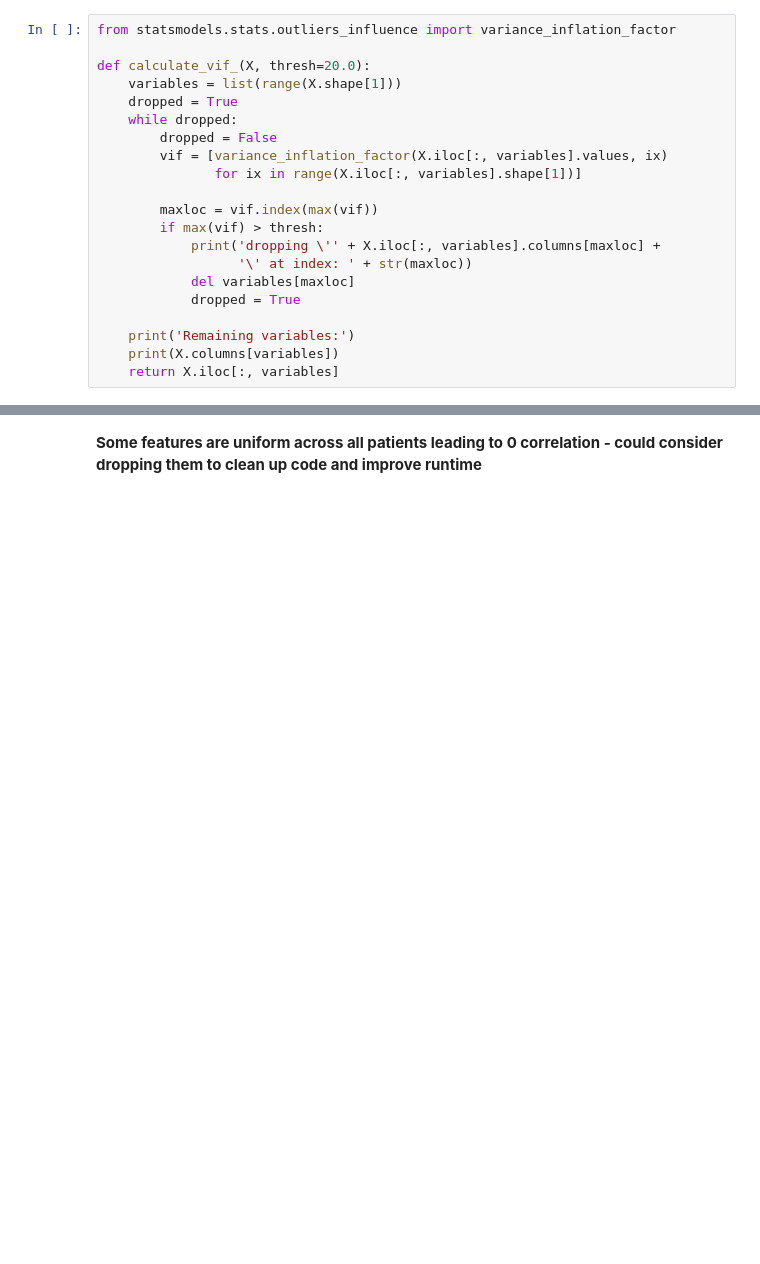
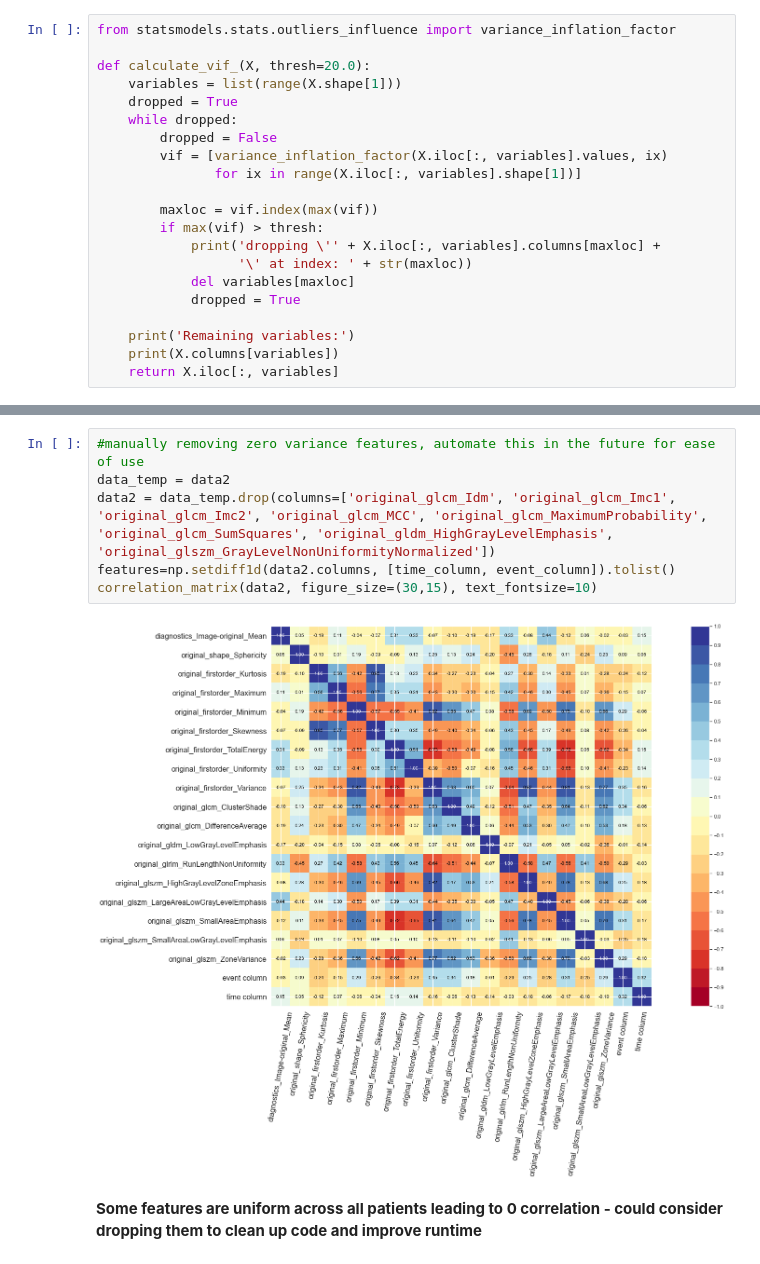
Before and after one commit to ricky-hu/liver_mets, a Jupyter notebook: random_forest.ipynb, the cells around one changed output, grey strips where cells are left out. Drawn from its saved outputs; the diff is of its cells as text; blank space fills up the shorter version.

```diff
--- a/random_forest.ipynb
+++ b/random_forest.ipynb
@@ -223,3 +291,11 @@ correlation_matrix(data2[features], figure_size=(30,15), text_fontsize=10)
+# %%
+#manually removing zero variance features, automate this in the future for ease of use
+data_temp = data2
+data2 = data_temp.drop(columns=['original_glcm_Idm', 'original_glcm_Imc1', 'original_glcm_Imc2', 'original_glcm_MCC', 'original_glcm_MaximumProbability', 'original_glcm_SumSquares', 'original_gldm_HighGrayLevelEmphasis', 'original_glszm_GrayLevelNonUniformityNormalized'])
+features=np.setdiff1d(data2.columns, [time_column, event_column]).tolist()
+correlation_matrix(data2, figure_size=(30,15), text_fontsize=10)
+# %% [output]
+[figure, added]
 # %% [markdown]
 **Some features are uniform across all patients leading to 0 correlation - could consider dropping them to clean up code and improve runtime**
 # %% [markdown]
```
Also changed, not shown: parts of 16 cells of this notebook, 2 other files.
